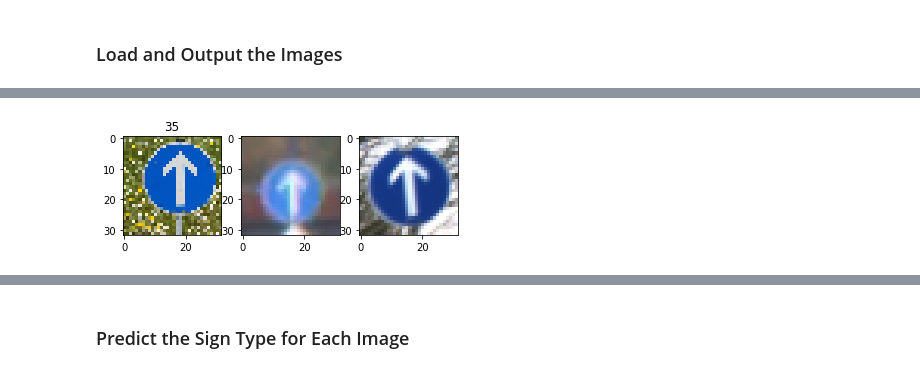
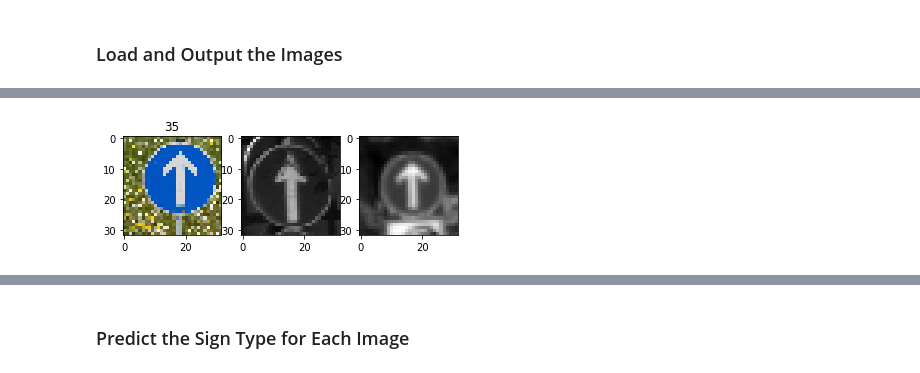
Before and after one commit to ysono/CarND-T1P2-Traffic-Sign-Classifier-Project, a Jupyter notebook: Traffic_Sign_Classifier.ipynb, the cells around one changed output, grey strips where cells are left out. Saved outputs shown, nothing was run; the diff lists cells and outputs as text; code cells hidden in the pictures.

```diff
--- a/Traffic_Sign_Classifier.ipynb
+++ b/Traffic_Sign_Classifier.ipynb
@@ -227,4 +210,3 @@ figs_garbage.extend(visualize_dataset(temp_dataset, vmin=-1.0, vmax=1.0))
 # %%
 def generate_images_noise(images):
-    '''dtype of images should be non-integer. Hence images provided could eg be already normalized.'''
     return np.random.normal(scale=0.04, size=images.shape) + images
@@ -287,16 +250,0 @@ figs_garbage.extend(visualize_dataset(temp_dataset))
-# %%
-def pre_proc_images(images):
-    return pre_proc_images_normalize(pre_proc_images_gray(images))
-
-def pre_proc_and_generate_training_images():
-    gen_ds = generate_images(train_dataset)
-    x = np.concatenate((train_dataset['features'], gen_ds['features']))
-    y = np.concatenate((train_dataset['labels'], gen_ds['labels']))
-
-    x = pre_proc_images(x)
-
-    gen_x = generate_images_noise(x)
-    x = np.concatenate((x, gen_x))
-    y = np.concatenate((y, y))
-
-    return x, y
@@ -332,0 +339,20 @@ figs_garbage = []
+# %%
+with open('processed_samples.p', 'wb') as f:
+    samples = (X_train, y_train, X_valid, y_valid, X_test, y_test)
+    pickle.dump(samples, f)
+# %%
+import pickle
+
+with open('processed_samples.p', 'rb') as f:
+    X_train, y_train, X_valid, y_valid, X_test, y_test = pickle.load(f)
+
+n_train = len(y_train)
+
+uniq_classes = set(y_train) | set(y_valid) | set(y_test)
+
+n_classes = len(uniq_classes)
+
+image_dim = X_train.shape[1]
+image_depth = X_train.shape[-1]
+
+print(n_train, uniq_classes, n_classes, image_dim, image_depth)
@@ -489,6 +541,7 @@ You may find `signnames.csv` useful as it contains mappings from the class id (i
 # %% [markdown]
 ### Load and Output the Images
 # %%
+import os
 import re
 import cv2
 import numpy as np
@@ -512,12 +565,12 @@ for image_in_name in os.listdir(test_images_extra_path):
     plt.imshow(img_in)
     plt.title(img_class)
 
-    temp_f = train_dataset['features'][train_dataset['labels'] == img_class]
+    temp_f = X_test[y_test == img_class]
 
     plt.subplot(132)
-    plt.imshow(temp_f[0])
+    plt.imshow(temp_f[0][:,:,0], cmap='gray')
     plt.subplot(133)
-    plt.imshow(temp_f[-1])
+    plt.imshow(temp_f[-1][:,:,0], cmap='gray')
 
 X_test_extra = np.array(X_test_extra)
 y_test_extra = np.array(y_test_extra)
@@ -527 +580 @@ y_test_extra = np.array(y_test_extra)
-[figure, old version]
+[figure, new version]
```
Also changed, not shown: parts of 30 cells of this notebook, 1 other file.
